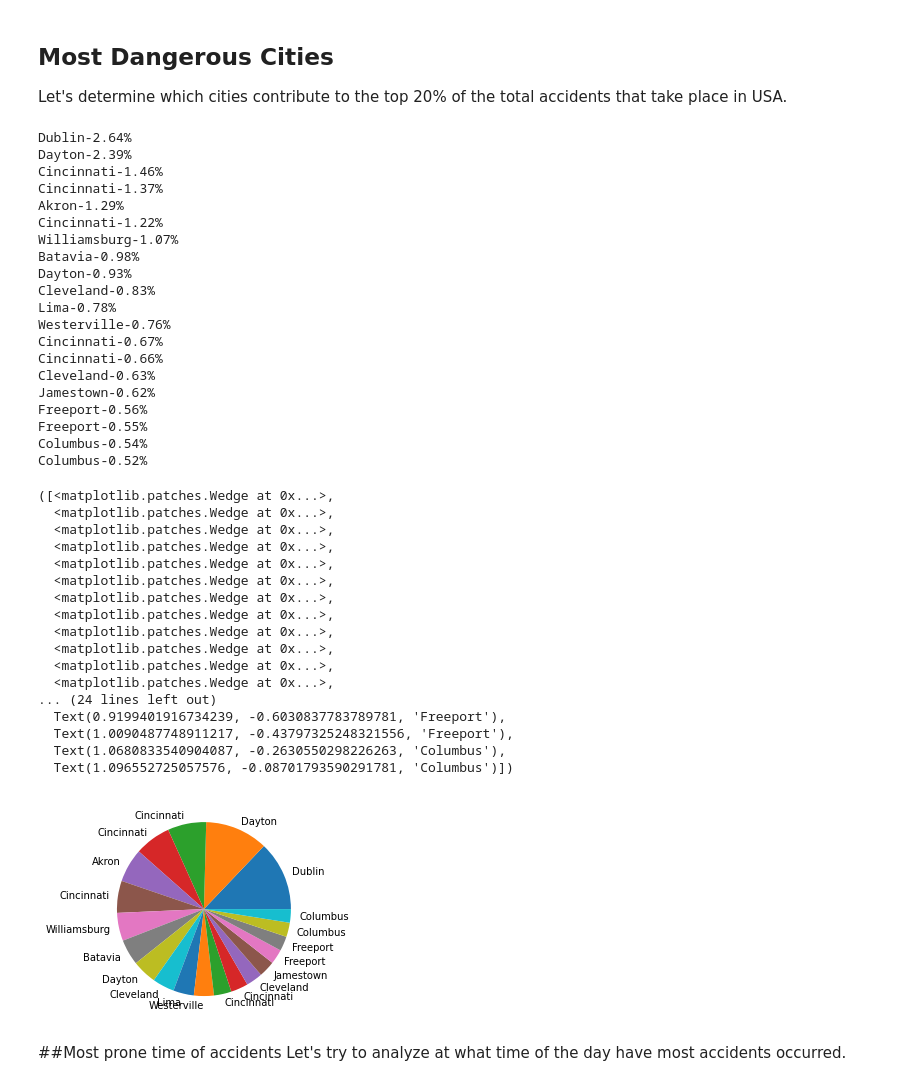
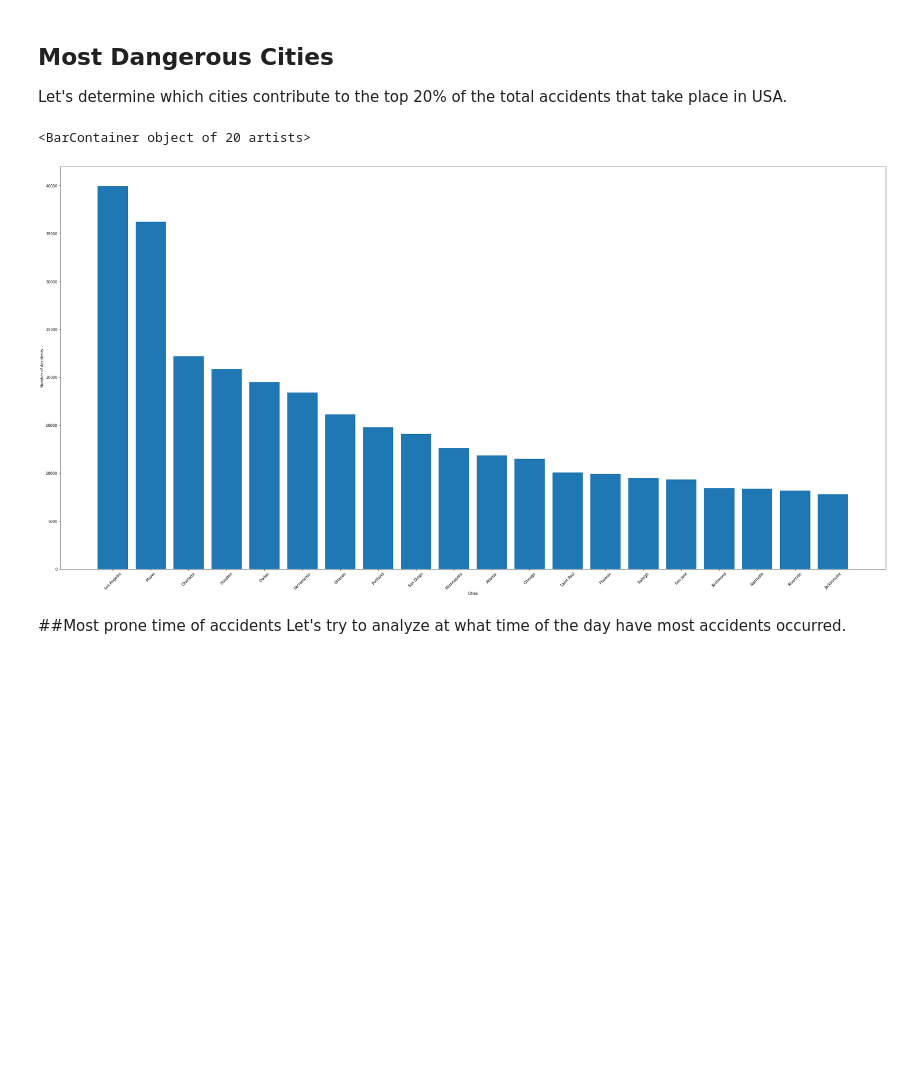
Before and after one commit to fadedstarboy/USA-Accidents-Analysis, a Jupyter notebook: US_Accidents.ipynb, the cells around one changed output. Saved outputs shown, nothing was run; the diff lists cells and outputs as text; code cells hidden in the pictures; blank space fills up the shorter version.

```diff
--- a/US_Accidents.ipynb
+++ b/US_Accidents.ipynb
@@ -119,61 +119,20 @@ plt.plot(top_city,marker='o')
 # %% [markdown]
 ## Most Dangerous Cities
 Let's determine which cities contribute to the top 20% of the total accidents that take place in USA.
-# %%
-city_counts =df.City.value_counts()
-total_accidents = city_counts.sum()
-sum = 0
-pie_highest = []
-city_high = []
-r = np.arange(0,len(df))
-for i in r:
-  sum = sum + city_counts[i]
-  print('{}-{:.2f}%'.format(df.City[i],(city_counts[i]/total_accidents)*100))
-  pie_highest.append((city_counts[i]/total_accidents)*100)
-  city_high.append(df.City[i])
-
-  if (sum >= (total_accidents/5)):
-    break
-plt.pie(pie_highest,labels = city_high)
-# %% [output]
-Dublin-2.64%
-Dayton-2.39%
-Cincinnati-1.46%
-Cincinnati-1.37%
-Akron-1.29%
-Cincinnati-1.22%
-Williamsburg-1.07%
-Batavia-0.98%
-Dayton-0.93%
-Cleveland-0.83%
-Lima-0.78%
-Westerville-0.76%
-Cincinnati-0.67%
-Cincinnati-0.66%
-Cleveland-0.63%
-Jamestown-0.62%
-Freeport-0.56%
-Freeport-0.55%
-Columbus-0.54%
-Columbus-0.52%
-([<matplotlib.patches.Wedge at 0x...>,
-  <matplotlib.patches.Wedge at 0x...>,
-  <matplotlib.patches.Wedge at 0x...>,
-  <matplotlib.patches.Wedge at 0x...>,
-  <matplotlib.patches.Wedge at 0x...>,
-  <matplotlib.patches.Wedge at 0x...>,
-  <matplotlib.patches.Wedge at 0x...>,
-  <matplotlib.patches.Wedge at 0x...>,
-  <matplotlib.patches.Wedge at 0x...>,
-  <matplotlib.patches.Wedge at 0x...>,
-  <matplotlib.patches.Wedge at 0x...>,
-  <matplotlib.patches.Wedge at 0x...>,
-... (24 lines left out)
-  Text(0.9199401916734239, -0.6030837783789781, 'Freeport'),
-  Text(1.0090487748911217, -0.43797325248321556, 'Freeport'),
-  Text(1.0680833540904087, -0.2630550298226263, 'Columbus'),
-  Text(1.096552725057576, -0.08701793590291781, 'Columbus')])
-[figure, removed]
+# %%
+city_counts =df.City.value_counts()
+city_counts_df = pd.DataFrame(city_counts)
+city_counts_df=city_counts_df.reset_index()
+city_counts_dff=city_counts_df.rename(columns={'index':'City','City':'Accidents'})
+total_accidents=city_counts_dff.Accidents.sum()
+plt.figure(figsize = (40, 20))
+plt.xticks(rotation =45 )
+plt.xlabel('Cities')
+plt.ylabel('Number of Accidents')
+plt.bar(x=city_counts_dff.City[0:20],height=city_counts_dff.Accidents[0:20])
+# %% [output]
+<BarContainer object of 20 artists>
+[figure, added]
 # %% [markdown]
 ##Most prone time of accidents
 Let's try to analyze at what time of the day have most accidents occurred.
```
Also changed, not shown: parts of 1 cell of this notebook.
